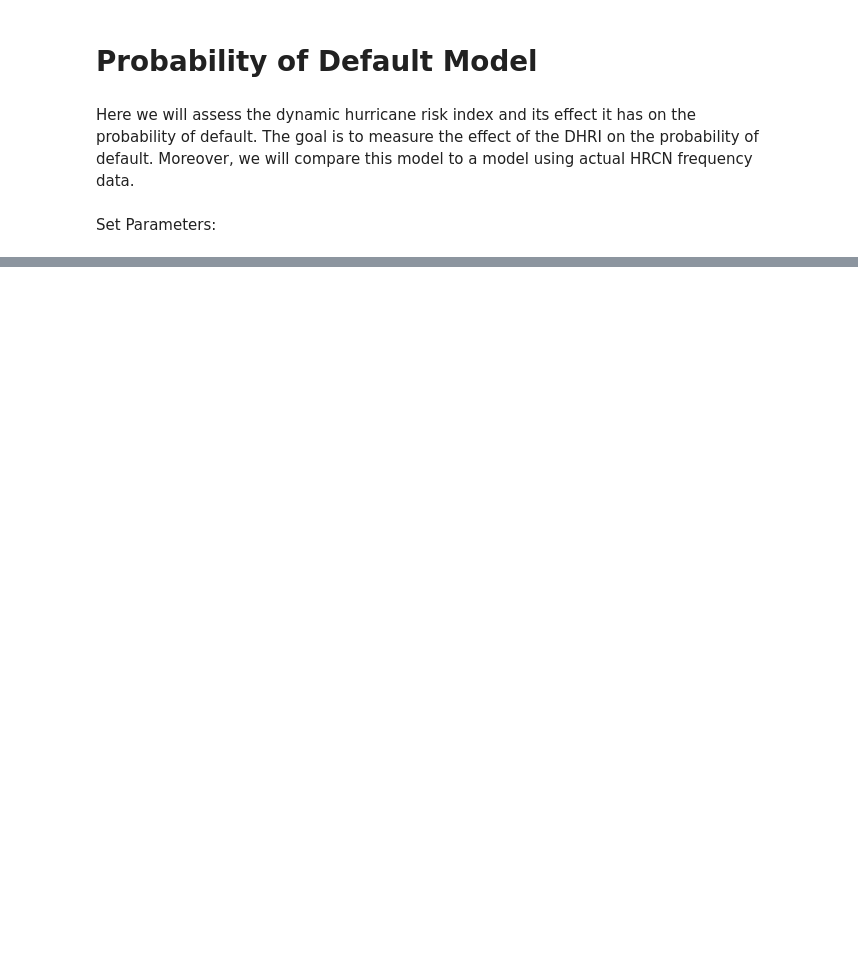
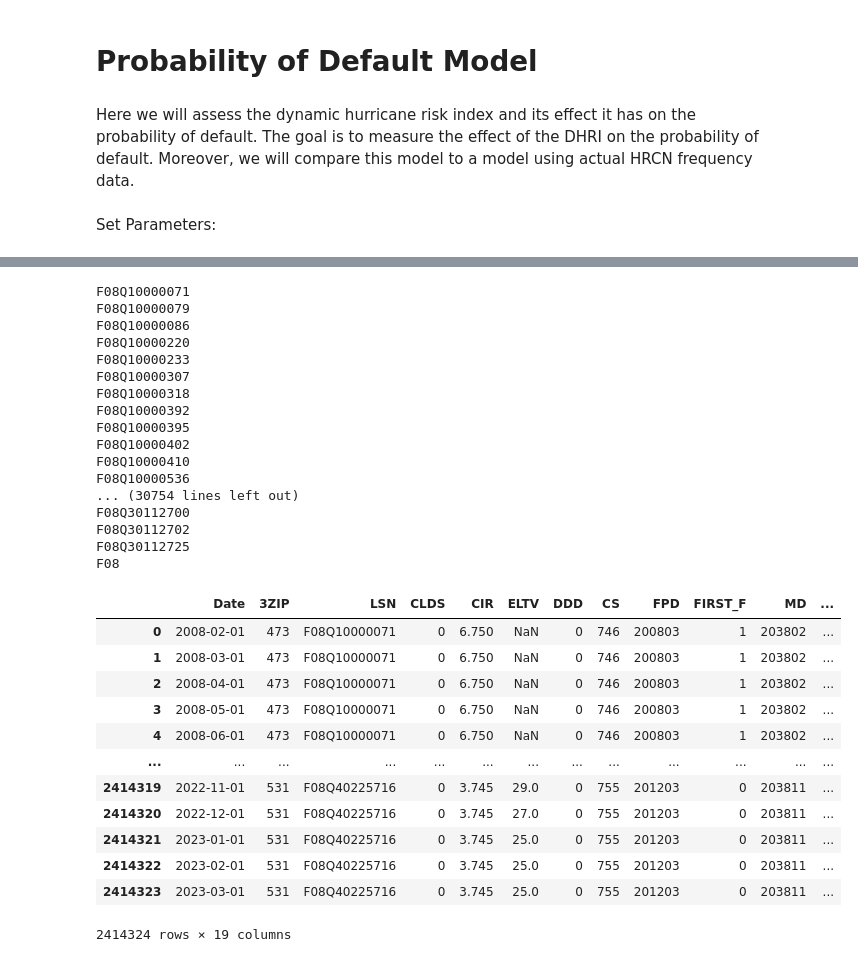
Before and after one commit to yannickpichardo/master_thesis, a Jupyter notebook: pd_model.ipynb, the cells around one changed output, grey strips where cells are left out. Cells and saved outputs as stored; diff of their text form; code cells hidden in the pictures; blank space fills up the shorter version.

Commit message:
Added delinquency methodology in PD_model

```diff
--- a/pd_model.ipynb
+++ b/pd_model.ipynb
@@ -101,0 +72,71 @@ fm_test_agg = fm_test_agg.set_index(['3ZIP', 'Date'])
+# %%
+query = f"""
+SELECT *
+FROM fm_2008"""
+fm_2008 = pd.read_sql_query(query, conn)
+
+\asdf
+# %%
+
+fm_2008['D90'] = 0
+fm_2008['D180'] = 0
+#Set Date to %Y%m
+fm_2008['Date'] = pd.to_datetime(fm_2008['Date'], format='%Y%m')
+# Process each loan
+for LSN, group in fm_2008.groupby('LSN'):
+
+    # If a '3' is encountered in CLDS
+    if 3 in group['CLDS'].values:
+        # Find the date when 3 first appears
+        delinquency_date = group[group['CLDS'] == 3]['Date'].min()
+
+        # Trace back 3 months
+        back_date = delinquency_date - pd.DateOffset(months=3)
+
+        # Set D90+ for that earlier date
+        fm_2008.loc[(fm_2008['LSN'] == LSN) & (fm_2008['Date'] == back_date), 'D90'] = 1
+
+    # If a '3' is encountered in CLDS
+    if 7 in group['CLDS'].values:
+        # Find the date when 3 first appears
+        delinquency_date = group[group['CLDS'] == 7]['Date'].min()
+
+        # Trace back 3 months
+        back_date = delinquency_date - pd.DateOffset(months=6)
+
+        # Set D90+ for that earlier date
+        fm_2008.loc[(fm_2008['LSN'] == LSN) & (fm_2008['Date'] == back_date), 'D180'] = 1
+    print(LSN)
+
+fm_2008
+# %% [output]
+F08Q10000071
+F08Q10000079
+F08Q10000086
+F08Q10000220
+F08Q10000233
+F08Q10000307
+F08Q10000318
+F08Q10000392
+F08Q10000395
+F08Q10000402
+F08Q10000410
+F08Q10000536
+... (30754 lines left out)
+F08Q30112700
+F08Q30112702
+F08Q30112725
+F08
+|  | Date | 3ZIP | LSN | CLDS | CIR | ELTV | DDD | CS | FPD | FIRST_F | MD | ... |
+| 0 | 2008-02-01 | 473 | F08Q10000071 | 0 | 6.750 | NaN | 0 | 746 | 200803 | 1 | 203802 | ... |
+| 1 | 2008-03-01 | 473 | F08Q10000071 | 0 | 6.750 | NaN | 0 | 746 | 200803 | 1 | 203802 | ... |
+| 2 | 2008-04-01 | 473 | F08Q10000071 | 0 | 6.750 | NaN | 0 | 746 | 200803 | 1 | 203802 | ... |
+| 3 | 2008-05-01 | 473 | F08Q10000071 | 0 | 6.750 | NaN | 0 | 746 | 200803 | 1 | 203802 | ... |
+| 4 | 2008-06-01 | 473 | F08Q10000071 | 0 | 6.750 | NaN | 0 | 746 | 200803 | 1 | 203802 | ... |
+| ... | ... | ... | ... | ... | ... | ... | ... | ... | ... | ... | ... | ... |
+| 2414319 | 2022-11-01 | 531 | F08Q40225716 | 0 | 3.745 | 29.0 | 0 | 755 | 201203 | 0 | 203811 | ... |
+| 2414320 | 2022-12-01 | 531 | F08Q40225716 | 0 | 3.745 | 27.0 | 0 | 755 | 201203 | 0 | 203811 | ... |
+| 2414321 | 2023-01-01 | 531 | F08Q40225716 | 0 | 3.745 | 25.0 | 0 | 755 | 201203 | 0 | 203811 | ... |
+| 2414322 | 2023-02-01 | 531 | F08Q40225716 | 0 | 3.745 | 25.0 | 0 | 755 | 201203 | 0 | 203811 | ... |
+| 2414323 | 2023-03-01 | 531 | F08Q40225716 | 0 | 3.745 | 25.0 | 0 | 755 | 201203 | 0 | 203811 | ... |
+2414324 rows × 19 columns
```
Also changed, not shown: parts of 23 cells of this notebook, 2 other files.
